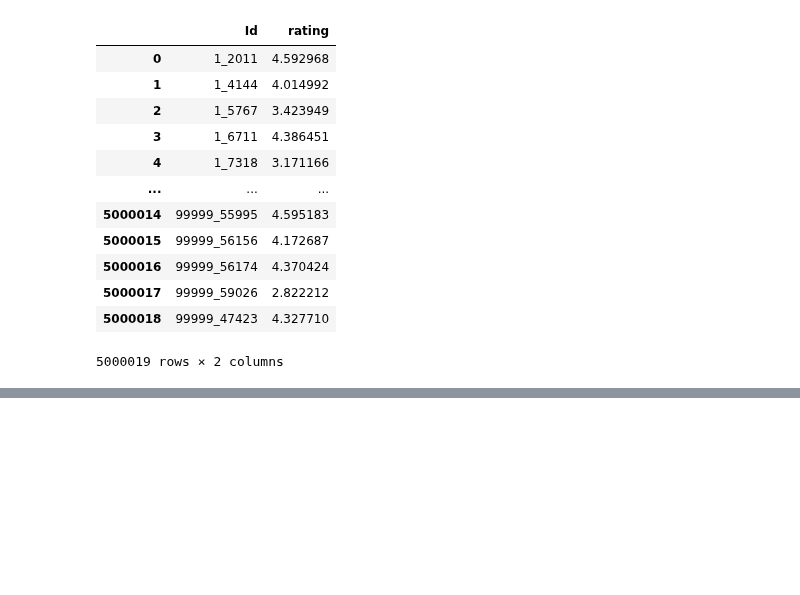
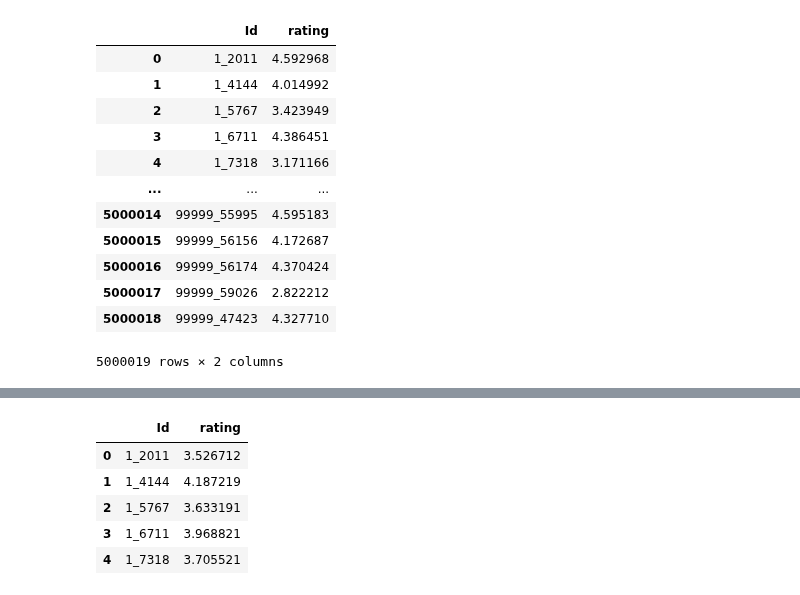
Before and after one commit to bonsoirval/TeamNM3-Movie-Recommendation-2022, a Jupyter notebook: movie_recomemender.ipynb, the cells around one changed output, grey strips where cells are left out. Saved outputs shown, nothing was run; the diff lists cells and outputs as text; code cells hidden in the pictures; blank space fills up the shorter version.

```diff
--- a/movie_recomemender.ipynb
+++ b/movie_recomemender.ipynb
@@ -1058,0 +1094,9 @@ combined_predic_table
+# %%
+# Drop key_words column for the train dataset
+ratings = useful_train.drop(columns='key_words')
+
+# Instanciate a Reader object from surprise package
+reader = Reader()
+
+# Instanciate the dataset object from surprice package with the ratings table and reader object
+data = Dataset.load_from_df(ratings, reader)
@@ -1058,0 +1107,9 @@ combined_predic_table
+# %%
+# Instantiate an SVD model from the surprice package
+svd = SVD()
+
+# Instanciate and build the dataset with data object from surprise package
+trainset = data.build_full_trainset()
+
+# Train the SVD model
+svd.fit(trainset)
@@ -1058,0 +1127,33 @@ combined_predic_table
+# %%
+# Extract the userIds and corresponding movieIds into a python list
+userId = test['userId'].values.tolist()
+movieId = test['movieId'].values.tolist()
+
+# Create a range of numbers which is the size of list created above
+count = len(userId)
+rating = []
+ids = []
+
+# Make rating predictions with the corresponding userIds and movieIds, accessed through indexing
+for i in range(count):
+    result = svd.predict(userId[i], movieId[i])[3]
+
+    # Store the predicted rating
+    rating.append(result)
+
+    # Prepare, save userId and movieId for submission
+    ids.append(str(userId[i]) + '_' + str(movieId[i]))
+# %%
+# Convert ids and ratings to dataframe
+colab_df =  pd.DataFrame({
+        'Id': ids,
+        'rating': rating
+         })
+colab_df.head()
+# %% [output]
+|  | Id | rating |
+| 0 | 1_2011 | 3.526712 |
+| 1 | 1_4144 | 4.187219 |
+| 2 | 1_5767 | 3.633191 |
+| 3 | 1_6711 | 3.968821 |
+| 4 | 1_7318 | 3.705521 |
```
Also changed, not shown: parts of 9 cells of this notebook.
